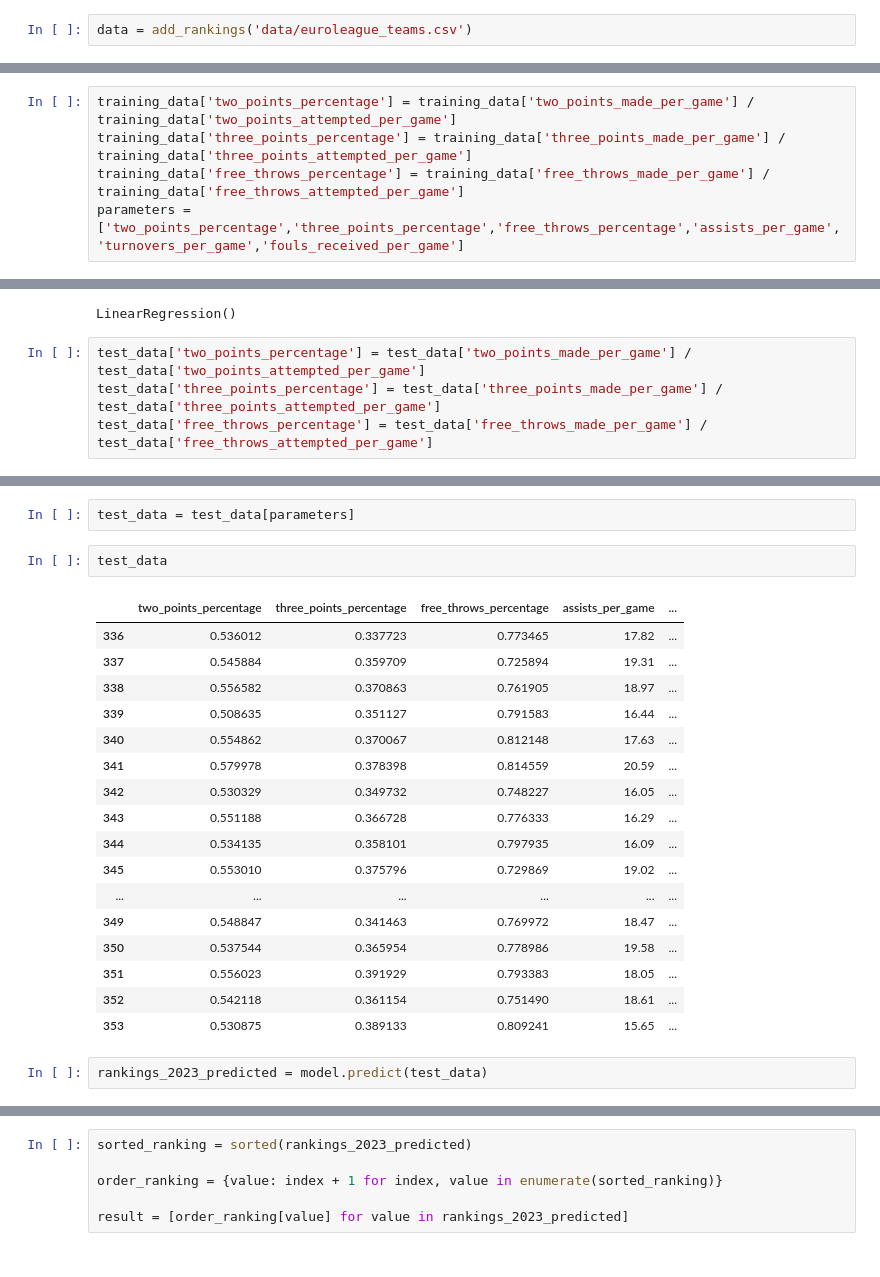
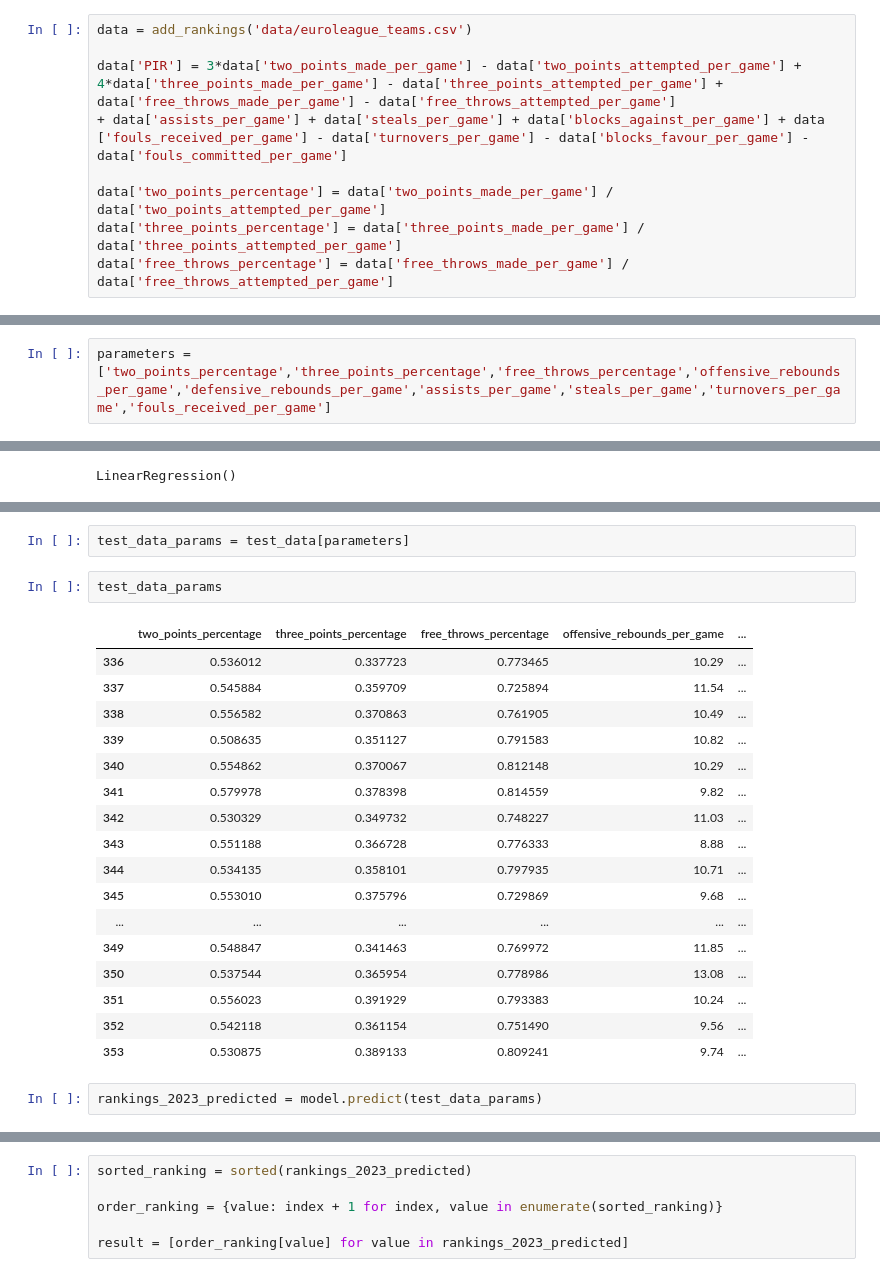
Before and after one commit to ste1drag/NI_projekat, a Jupyter notebook: main.ipynb, the cells around one changed output, grey strips where cells are left out. Saved outputs shown, nothing was run; the diff lists cells and outputs as text.

```diff
--- a/main.ipynb
+++ b/main.ipynb
@@ -120,5 +119,12 @@ team_stats_pir
 | 5 | Crvena Zvezda Mts Belgrade | 587 | 292 | 470 | 680 | 2469 | 1266.73 |
 # %%
 data = add_rankings('data/euroleague_teams.csv')
+
+data['PIR'] = 3*data['two_points_made_per_game'] - data['two_points_attempted_per_game'] + 4*data['three_points_made_per_game'] - data['three_points_attempted_per_game'] + data['free_throws_made_per_game'] - data['free_throws_attempted_per_game']
++ data['assists_per_game'] + data['steals_per_game'] + data['blocks_against_per_game'] + data ['fouls_received_per_game'] - data['turnovers_per_game'] - data['blocks_favour_per_game'] - data['fouls_committed_per_game']
+
+data['two_points_percentage'] = data['two_points_made_per_game'] / data['two_points_attempted_per_game']
+data['three_points_percentage'] = data['three_points_made_per_game'] / data['three_points_attempted_per_game']
+data['free_throws_percentage'] = data['free_throws_made_per_game'] / data['free_throws_attempted_per_game']
 # %%
 training_data = data[data['ranking'].notna()]
@@ -181,7 +171,4 @@ training_data_ranking
 335     9.0
 Name: ranking, Length: 119, dtype: float64
 # %%
-training_data['two_points_percentage'] = training_data['two_points_made_per_game'] / training_data['two_points_attempted_per_game']
-training_data['three_points_percentage'] = training_data['three_points_made_per_game'] / training_data['three_points_attempted_per_game']
-training_data['free_throws_percentage'] = training_data['free_throws_made_per_game'] / training_data['free_throws_attempted_per_game']
-parameters = ['two_points_percentage','three_points_percentage','free_throws_percentage','assists_per_game','turnovers_per_game','fouls_received_per_game']
+parameters = ['two_points_percentage','three_points_percentage','free_throws_percentage','offensive_rebounds_per_game','defensive_rebounds_per_game','assists_per_game','steals_per_game','turnovers_per_game','fouls_received_per_game']
@@ -223,7 +194,3 @@ training_data
 model.fit(training_data,training_data_ranking)
 # %% [output]
 LinearRegression()
-# %%
-test_data['two_points_percentage'] = test_data['two_points_made_per_game'] / test_data['two_points_attempted_per_game']
-test_data['three_points_percentage'] = test_data['three_points_made_per_game'] / test_data['three_points_attempted_per_game']
-test_data['free_throws_percentage'] = test_data['free_throws_made_per_game'] / test_data['free_throws_attempted_per_game']
@@ -246,27 +197,27 @@ See the caveats in the documentation: https://pandas.pydata.org/pandas-docs/stab
 # %%
-test_data = test_data[parameters]
+test_data_params = test_data[parameters]
 # %%
-test_data
+test_data_params
 # %% [output]
-|  | two_points_percentage | three_points_percentage | free_throws_percentage | assists_per_game | ... |
-| 336 | 0.536012 | 0.337723 | 0.773465 | 17.82 | ... |
-| 337 | 0.545884 | 0.359709 | 0.725894 | 19.31 | ... |
-| 338 | 0.556582 | 0.370863 | 0.761905 | 18.97 | ... |
-| 339 | 0.508635 | 0.351127 | 0.791583 | 16.44 | ... |
-| 340 | 0.554862 | 0.370067 | 0.812148 | 17.63 | ... |
-| 341 | 0.579978 | 0.378398 | 0.814559 | 20.59 | ... |
-| 342 | 0.530329 | 0.349732 | 0.748227 | 16.05 | ... |
-| 343 | 0.551188 | 0.366728 | 0.776333 | 16.29 | ... |
-| 344 | 0.534135 | 0.358101 | 0.797935 | 16.09 | ... |
-| 345 | 0.553010 | 0.375796 | 0.729869 | 19.02 | ... |
+|  | two_points_percentage | three_points_percentage | free_throws_percentage | offensive_rebounds_per_game | ... |
+| 336 | 0.536012 | 0.337723 | 0.773465 | 10.29 | ... |
+| 337 | 0.545884 | 0.359709 | 0.725894 | 11.54 | ... |
+| 338 | 0.556582 | 0.370863 | 0.761905 | 10.49 | ... |
+| 339 | 0.508635 | 0.351127 | 0.791583 | 10.82 | ... |
+| 340 | 0.554862 | 0.370067 | 0.812148 | 10.29 | ... |
+| 341 | 0.579978 | 0.378398 | 0.814559 | 9.82 | ... |
+| 342 | 0.530329 | 0.349732 | 0.748227 | 11.03 | ... |
+| 343 | 0.551188 | 0.366728 | 0.776333 | 8.88 | ... |
+| 344 | 0.534135 | 0.358101 | 0.797935 | 10.71 | ... |
+| 345 | 0.553010 | 0.375796 | 0.729869 | 9.68 | ... |
 | ... | ... | ... | ... | ... | ... |
-| 349 | 0.548847 | 0.341463 | 0.769972 | 18.47 | ... |
-| 350 | 0.537544 | 0.365954 | 0.778986 | 19.58 | ... |
-| 351 | 0.556023 | 0.391929 | 0.793383 | 18.05 | ... |
-| 352 | 0.542118 | 0.361154 | 0.751490 | 18.61 | ... |
-| 353 | 0.530875 | 0.389133 | 0.809241 | 15.65 | ... |
+| 349 | 0.548847 | 0.341463 | 0.769972 | 11.85 | ... |
+| 350 | 0.537544 | 0.365954 | 0.778986 | 13.08 | ... |
+| 351 | 0.556023 | 0.391929 | 0.793383 | 10.24 | ... |
+| 352 | 0.542118 | 0.361154 | 0.751490 | 9.56 | ... |
+| 353 | 0.530875 | 0.389133 | 0.809241 | 9.74 | ... |
 # %%
-rankings_2023_predicted = model.predict(test_data)
+rankings_2023_predicted = model.predict(test_data_params)
 # %%
 test_data
 # %% [output]
```
Also changed, not shown: parts of 14 cells of this notebook, 1 other file.
